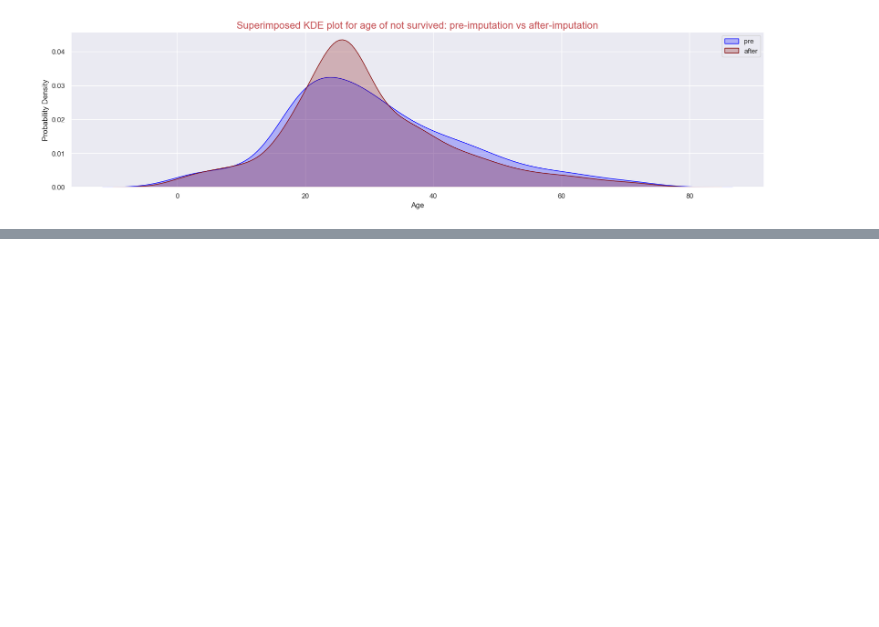
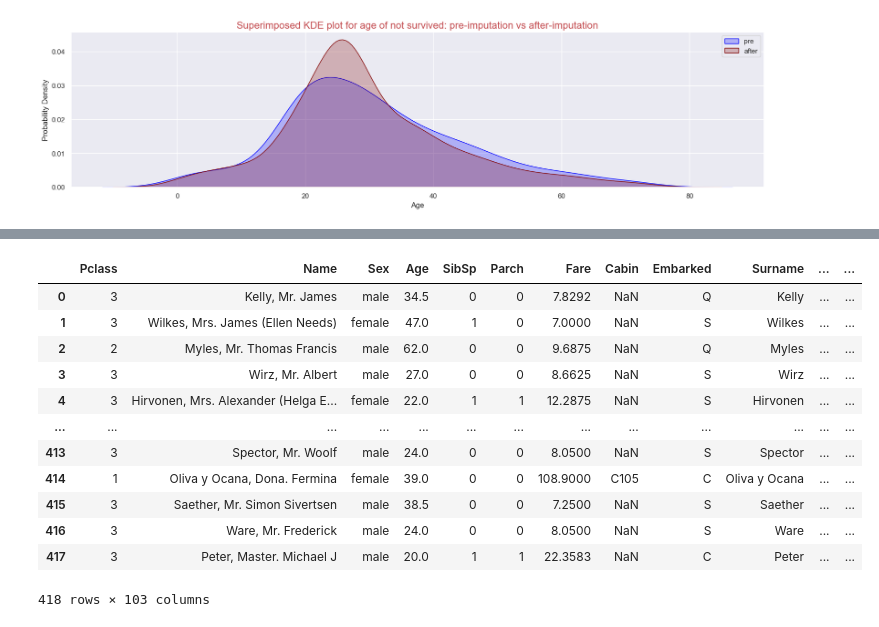
Before and after one commit to islamahrous/titanic_DS_analysis, a Jupyter notebook: titanic_DS_analysis.ipynb, the cells around one changed output, grey strips where cells are left out. Cells and saved outputs as stored; diff of their text form; code cells hidden in the pictures; blank space fills up the shorter version.

```diff
--- a/titanic_DS_analysis.ipynb
+++ b/titanic_DS_analysis.ipynb
@@ -867,0 +1104,5 @@ Text(0.5, 1.0, 'Superimposed KDE plot for age of survived: pre-imputation vs aft
+# %%
+test['Title'] = test['Title'].replace(['Ms','Dona'],'Miss')
+test['Title'] = test['Title'].replace(['Dr','Rev'],'Nobles')
+test['Title'] = test['Title'].replace(['Col'],'Navy')
+test.Title.value_counts()
@@ -867,0 +1204,27 @@ Text(0.5, 1.0, 'Superimposed KDE plot for age of survived: pre-imputation vs aft
+# %%
+test_categorical_features = ['Pclass', 'Sex','Title', 'Cabin', 'Embarked']
+
+# No need to use sklearn's encoders
+# pandas has a pandas.get_dummies() function that takes in a series
+#     and returns a HOT encoded dataframe of that series
+#     use the add_prefix() method of dataframe to add the feature name in front of the category name
+#     then join the dataframe sideways (similar to pd.concat([train, dummies], axis=1))
+for feature in test_categorical_features:
+    dummies = pd.get_dummies(test[feature]).add_prefix(feature + '_')
+    test = test.join(dummies)
+
+test
+# %% [output]
+|  | Pclass | Name | Sex | Age | SibSp | Parch | Fare | Cabin | Embarked | Surname | ... | ... |
+| 0 | 3 | Kelly, Mr. James | male | 34.5 | 0 | 0 | 7.8292 | NaN | Q | Kelly | ... | ... |
+| 1 | 3 | Wilkes, Mrs. James (Ellen Needs) | female | 47.0 | 1 | 0 | 7.0000 | NaN | S | Wilkes | ... | ... |
+| 2 | 2 | Myles, Mr. Thomas Francis | male | 62.0 | 0 | 0 | 9.6875 | NaN | Q | Myles | ... | ... |
+| 3 | 3 | Wirz, Mr. Albert | male | 27.0 | 0 | 0 | 8.6625 | NaN | S | Wirz | ... | ... |
+| 4 | 3 | Hirvonen, Mrs. Alexander (Helga E... | female | 22.0 | 1 | 1 | 12.2875 | NaN | S | Hirvonen | ... | ... |
+| ... | ... | ... | ... | ... | ... | ... | ... | ... | ... | ... | ... | ... |
+| 413 | 3 | Spector, Mr. Woolf | male | 24.0 | 0 | 0 | 8.0500 | NaN | S | Spector | ... | ... |
+| 414 | 1 | Oliva y Ocana, Dona. Fermina | female | 39.0 | 0 | 0 | 108.9000 | C105 | C | Oliva y Ocana | ... | ... |
+| 415 | 3 | Saether, Mr. Simon Sivertsen | male | 38.5 | 0 | 0 | 7.2500 | NaN | S | Saether | ... | ... |
+| 416 | 3 | Ware, Mr. Frederick | male | 24.0 | 0 | 0 | 8.0500 | NaN | S | Ware | ... | ... |
+| 417 | 3 | Peter, Master. Michael J | male | 20.0 | 1 | 1 | 22.3583 | NaN | C | Peter | ... | ... |
+418 rows × 103 columns
```
Also changed, not shown: parts of 31 cells of this notebook.
